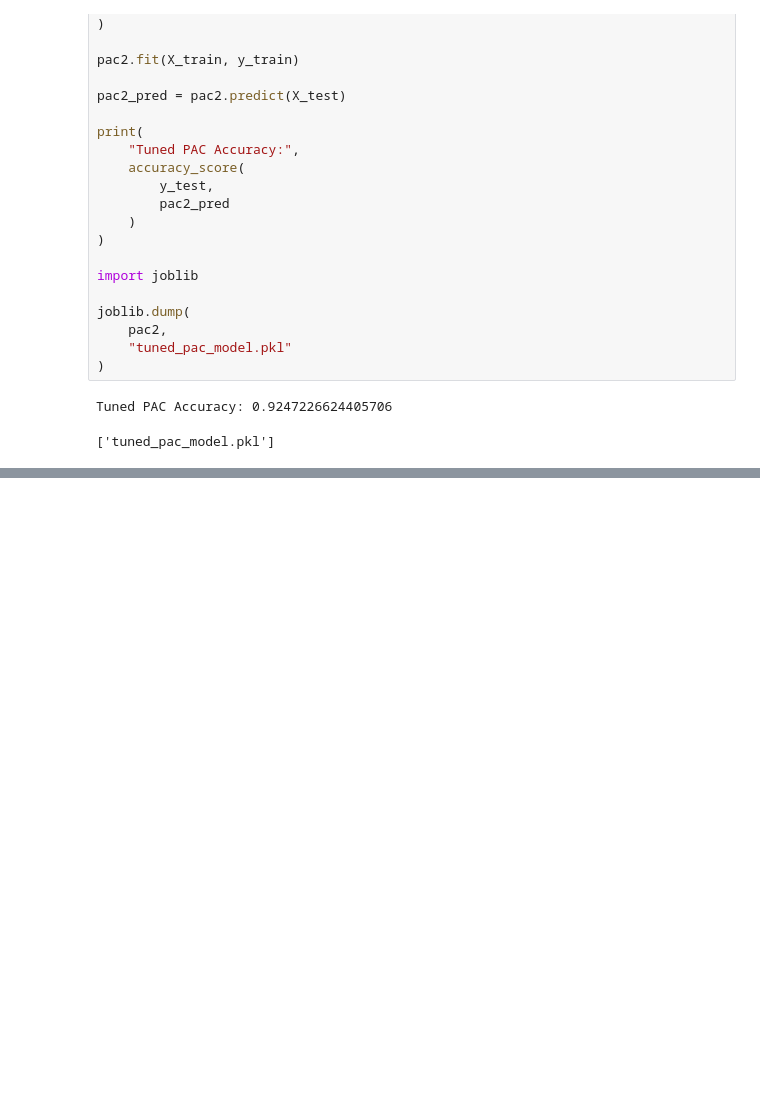
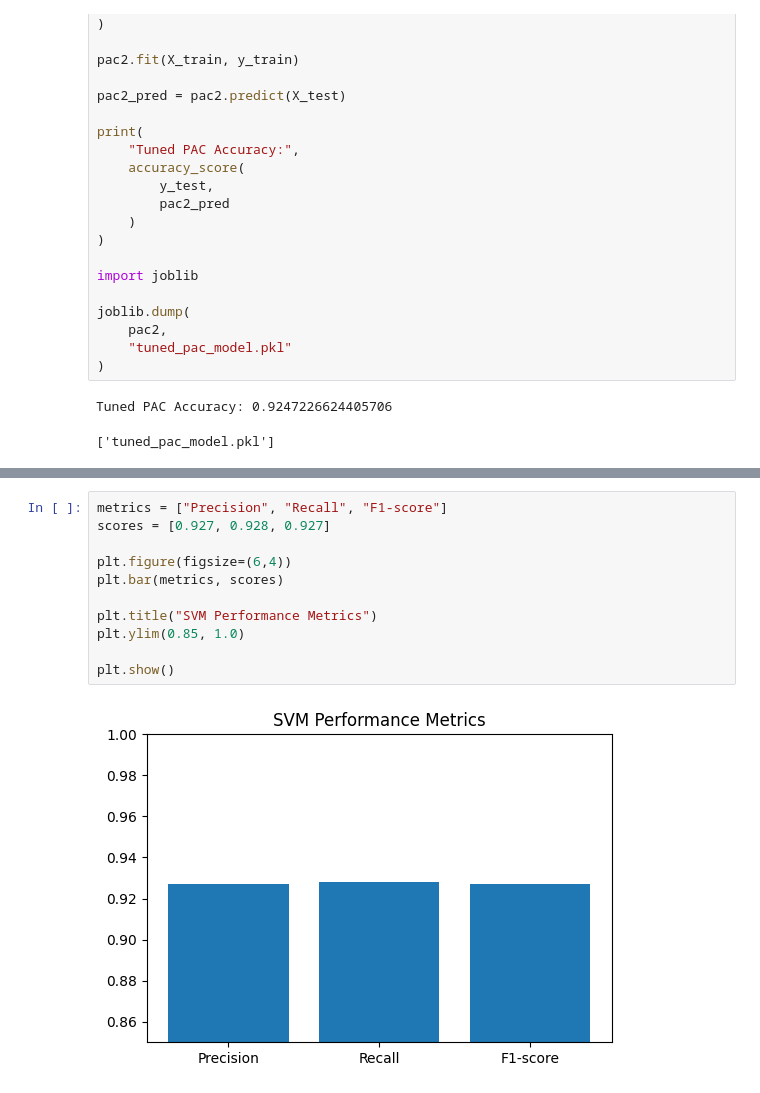
Before and after one commit to Nandni-bit/AI-Fake-News-Detector, a Jupyter notebook: fakedetectionmodel1.ipynb, the cells around one changed output, grey strips where cells are left out. Cells and saved outputs as stored; diff of their text form; blank space fills up the shorter version.

```diff
--- a/fakedetectionmodel1.ipynb
+++ b/fakedetectionmodel1.ipynb
@@ -528,0 +659,13 @@ Tuned PAC Accuracy: 0.9247226624405706
+# %%
+metrics = ["Precision", "Recall", "F1-score"]
+scores = [0.927, 0.928, 0.927]
+
+plt.figure(figsize=(6,4))
+plt.bar(metrics, scores)
+
+plt.title("SVM Performance Metrics")
+plt.ylim(0.85, 1.0)
+
+plt.show()
+# %% [output]
+[figure, added]
```
Also changed, not shown: parts of 16 cells of this notebook.
